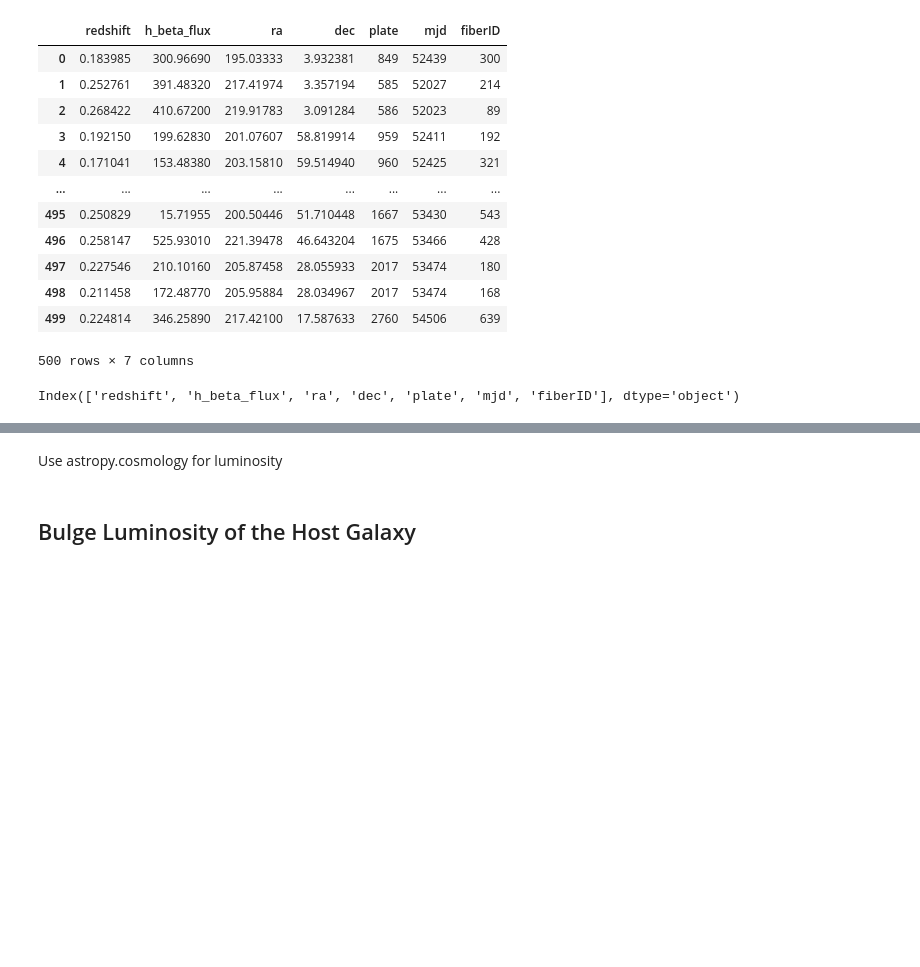
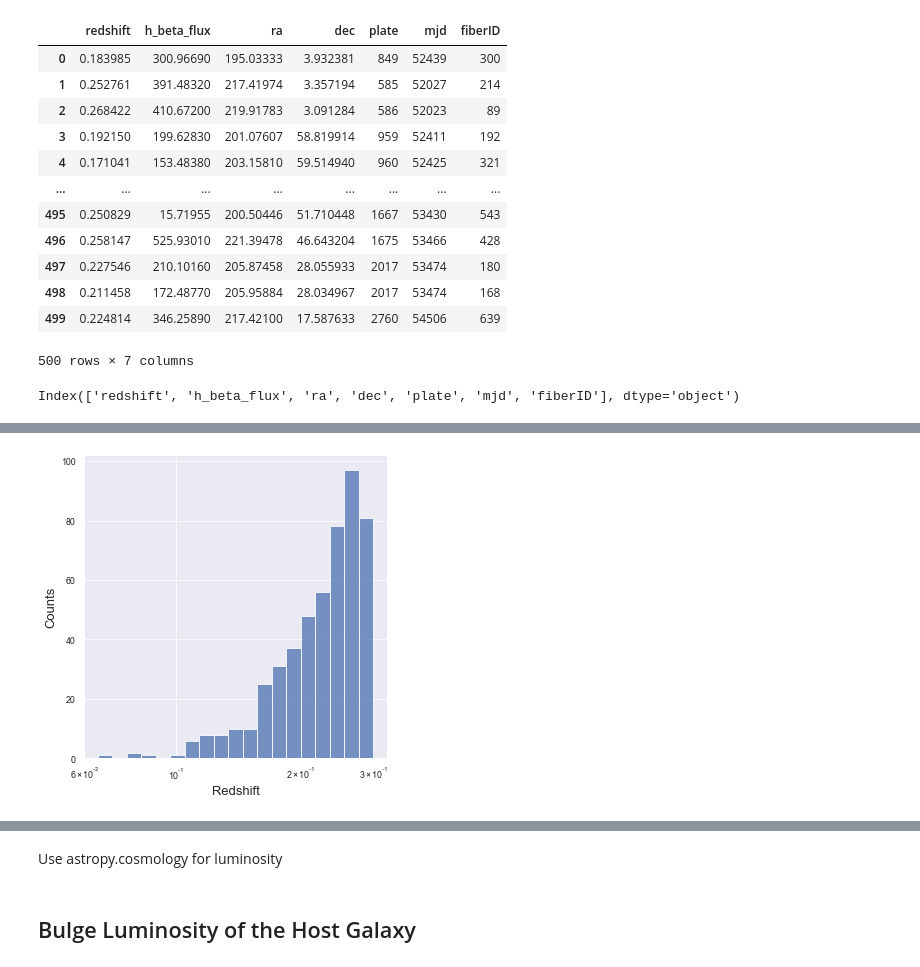
Before and after one commit to NicoGalvarino/AGN_Tutorials_Git, a Jupyter notebook: Tutorial_3_BH_params/Tutorial_3_BH_AD.ipynb, the cells around one changed output, grey strips where cells are left out. Saved outputs shown, nothing was run; the diff lists cells and outputs as text; code cells hidden in the pictures; blank space fills up the shorter version.

```diff
--- a/Tutorial_3_BH_params/Tutorial_3_BH_AD.ipynb
+++ b/Tutorial_3_BH_params/Tutorial_3_BH_AD.ipynb
@@ -163,0 +185,11 @@ qsos
+# %%
+sns.displot(data=qsos, x='redshift', palette='colorblind', log_scale=True)
+
+plt.ylabel('Counts', fontsize=13);
+plt.xlabel('Redshift', fontsize=13);
+
+# plt.savefig('qsos_z_distr.pdf')
+
+plt.show()
+# %% [output]
+[figure, added]
```
Also changed, not shown: parts of 15 cells of this notebook, 7 other files.
